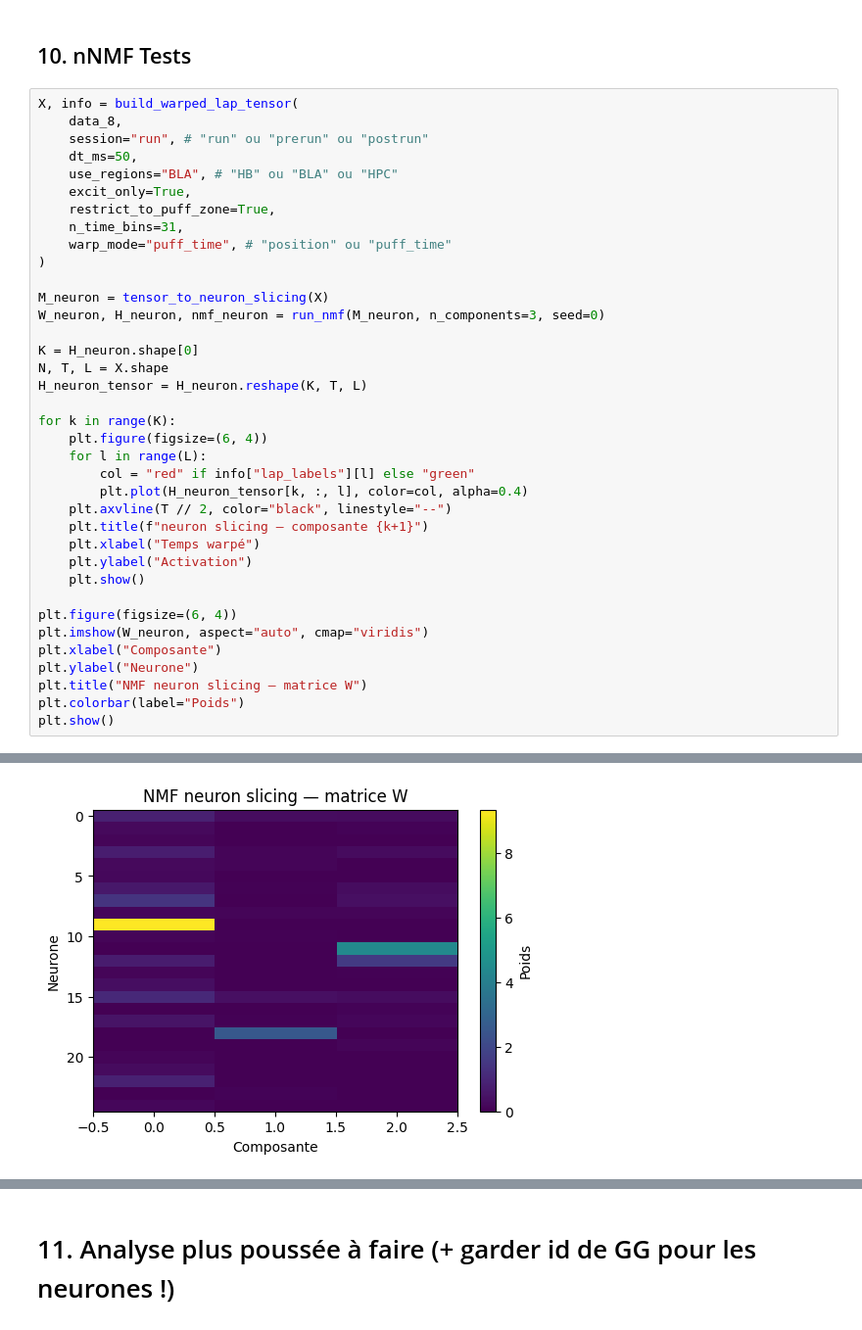
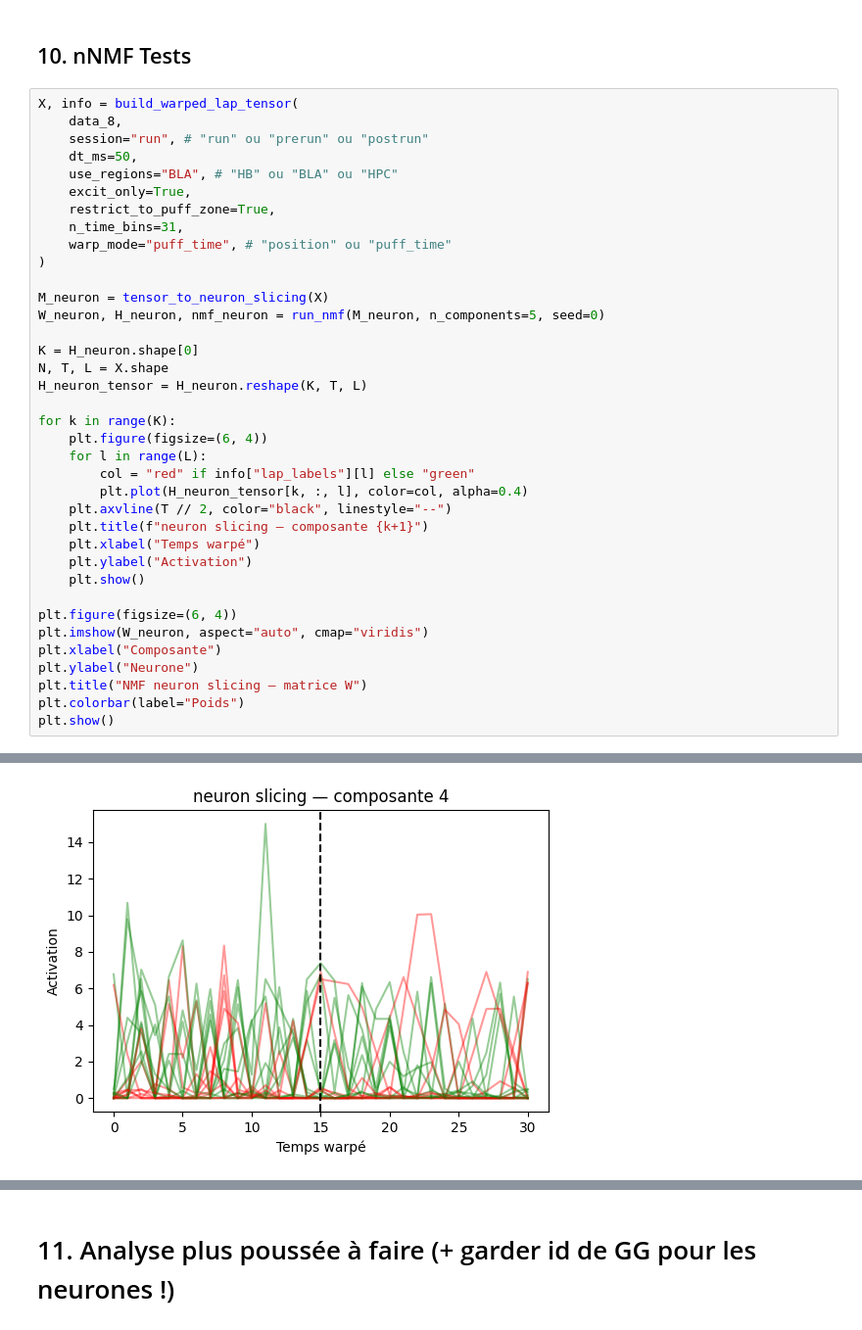
Before and after one commit to Clairaxe/Stage, a Jupyter notebook: projet/main/3_TimeWarp.ipynb, the cells around one changed output, grey strips where cells are left out. Shown at 98% size. Saved outputs shown, nothing was run; the diff lists cells and outputs as text.

```diff
--- a/projet/main/3_TimeWarp.ipynb
+++ b/projet/main/3_TimeWarp.ipynb
@@ -938,7 +938,7 @@ X, info = build_warped_lap_tensor(
 )
 
 M_neuron = tensor_to_neuron_slicing(X)
-W_neuron, H_neuron, nmf_neuron = run_nmf(M_neuron, n_components=3, seed=0)
+W_neuron, H_neuron, nmf_neuron = run_nmf(M_neuron, n_components=5, seed=0)
 
 K = H_neuron.shape[0]
 N, T, L = X.shape
@@ -969 +969 @@ plt.show()
-[figure, old version]
+[figure, new version]
```
Also changed, not shown: parts of 3 cells of this notebook, 2 other files.
